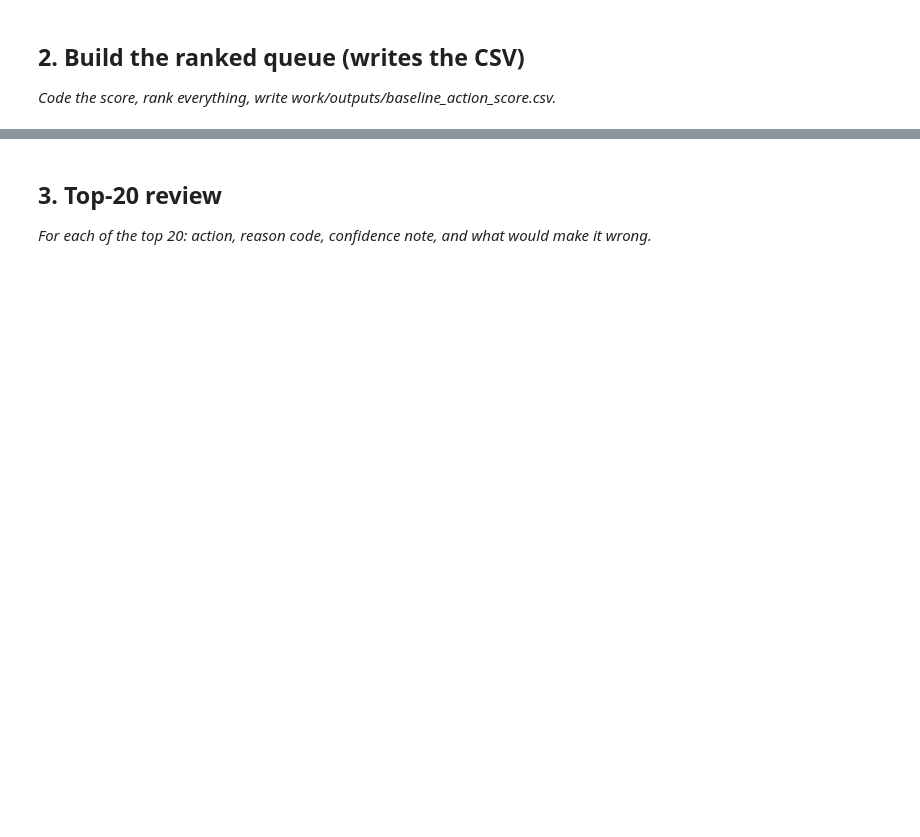
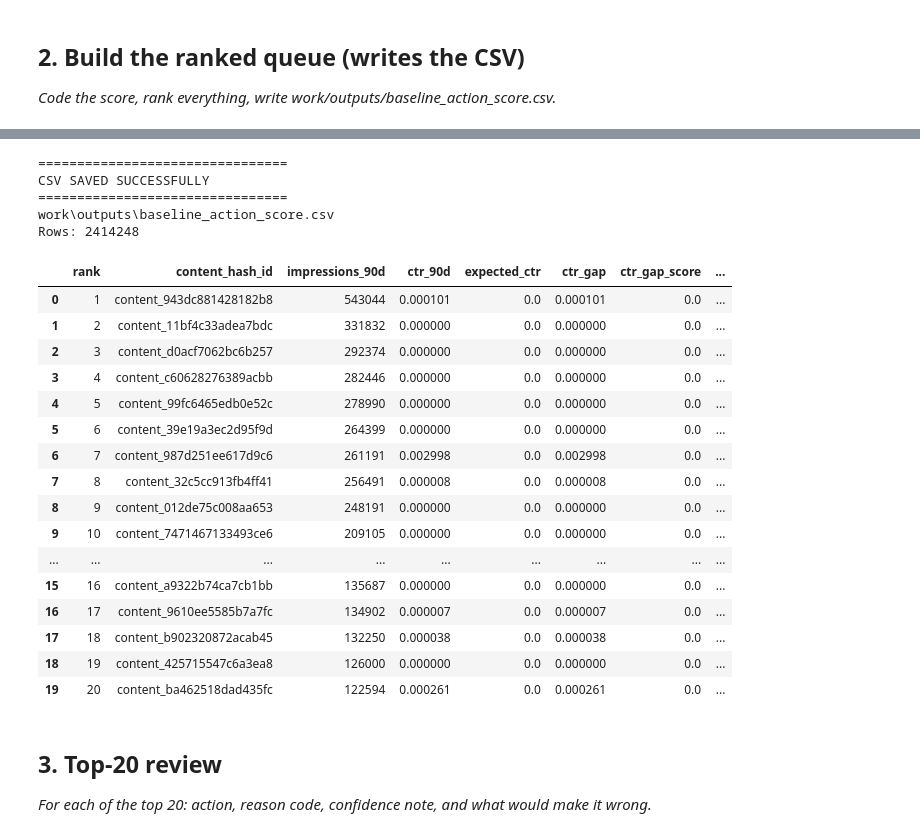
Before and after one commit to aijaz-khalique/flyrank-machine-learning-internship, a Jupyter notebook: work/notebooks/w04_baseline_score.ipynb, the cells around one changed output, grey strips where cells are left out. Drawn from its saved outputs; the diff is of its cells as text; code cells hidden in the pictures; blank space fills up the shorter version.

```diff
--- a/work/notebooks/w04_baseline_score.ipynb
+++ b/work/notebooks/w04_baseline_score.ipynb
@@ -242,3 +468,68 @@ display(baseline_queue.head(20))
+# %%
+output_columns = [
+    "rank",
+    "content_hash_id",
+    "impressions_90d",
+    "ctr_90d",
+    "expected_ctr",
+    "ctr_gap",
+    "ctr_gap_score",
+    "volume_score",
+    "baseline_score",
+    "reason_code",
+    "action_label"
+]
+
+baseline_queue = queue[
+    output_columns
+].copy()
+
+output_path = Path(
+    "work/outputs/baseline_action_score.csv"
+)
+
+output_path.parent.mkdir(
+    parents=True,
+    exist_ok=True
+)
+
+baseline_queue.to_csv(
+    output_path,
+    index=False
+)
+
+print("================================")
+print("CSV SAVED SUCCESSFULLY")
+print("================================")
+print(output_path)
+print("Rows:", len(baseline_queue))
+
+display(
+    baseline_queue.head(20)
+)
+# %% [output]
+================================
+CSV SAVED SUCCESSFULLY
+================================
+work\outputs\baseline_action_score.csv
+Rows: 2414248
+|  | rank | content_hash_id | impressions_90d | ctr_90d | expected_ctr | ctr_gap | ctr_gap_score | ... |
+| 0 | 1 | content_943dc881428182b8 | 543044 | 0.000101 | 0.0 | 0.000101 | 0.0 | ... |
+| 1 | 2 | content_11bf4c33adea7bdc | 331832 | 0.000000 | 0.0 | 0.000000 | 0.0 | ... |
+| 2 | 3 | content_d0acf7062bc6b257 | 292374 | 0.000000 | 0.0 | 0.000000 | 0.0 | ... |
+| 3 | 4 | content_c60628276389acbb | 282446 | 0.000000 | 0.0 | 0.000000 | 0.0 | ... |
+| 4 | 5 | content_99fc6465edb0e52c | 278990 | 0.000000 | 0.0 | 0.000000 | 0.0 | ... |
+| 5 | 6 | content_39e19a3ec2d95f9d | 264399 | 0.000000 | 0.0 | 0.000000 | 0.0 | ... |
+| 6 | 7 | content_987d251ee617d9c6 | 261191 | 0.002998 | 0.0 | 0.002998 | 0.0 | ... |
+| 7 | 8 | content_32c5cc913fb4ff41 | 256491 | 0.000008 | 0.0 | 0.000008 | 0.0 | ... |
+| 8 | 9 | content_012de75c008aa653 | 248191 | 0.000000 | 0.0 | 0.000000 | 0.0 | ... |
+| 9 | 10 | content_7471467133493ce6 | 209105 | 0.000000 | 0.0 | 0.000000 | 0.0 | ... |
+| ... | ... | ... | ... | ... | ... | ... | ... | ... |
+| 15 | 16 | content_a9322b74ca7cb1bb | 135687 | 0.000000 | 0.0 | 0.000000 | 0.0 | ... |
+| 16 | 17 | content_9610ee5585b7a7fc | 134902 | 0.000007 | 0.0 | 0.000007 | 0.0 | ... |
+| 17 | 18 | content_b902320872acab45 | 132250 | 0.000038 | 0.0 | 0.000038 | 0.0 | ... |
+| 18 | 19 | content_425715547c6a3ea8 | 126000 | 0.000000 | 0.0 | 0.000000 | 0.0 | ... |
+| 19 | 20 | content_ba462518dad435fc | 122594 | 0.000261 | 0.0 | 0.000261 | 0.0 | ... |
 # %% [markdown]
 ## 3. Top-20 review
 
```
Also changed, not shown: parts of 26 cells of this notebook.
